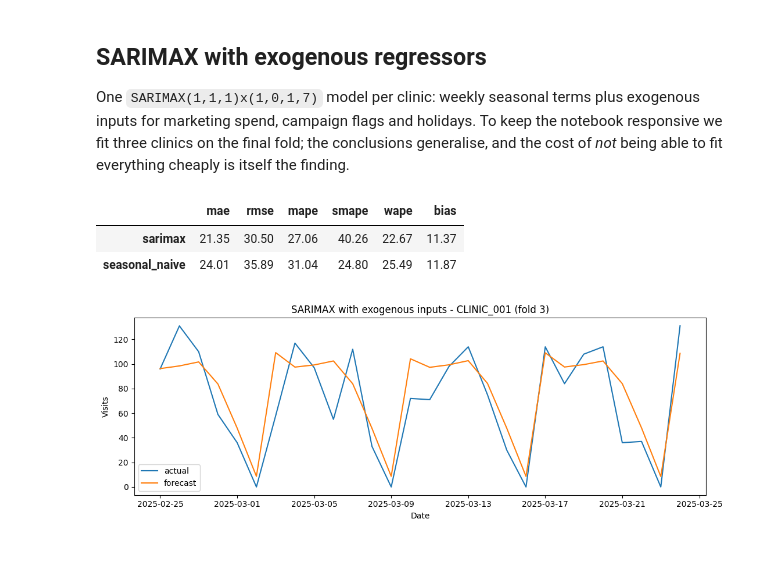
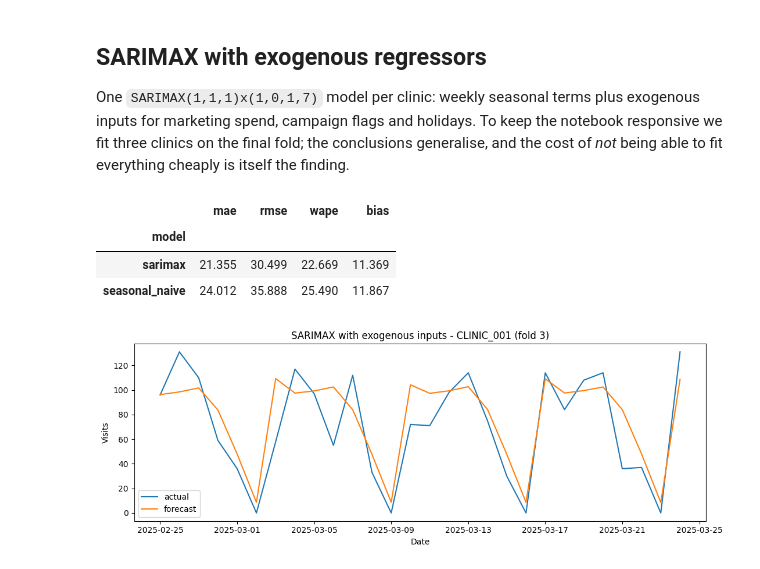
Before and after one commit to DiogoRibeiro7/clinic-forecasting-platform, a Jupyter notebook: notebooks/03_statistical_models_sarimax_prophet.ipynb, the cells around one changed output. Saved outputs shown, nothing was run; the diff lists cells and outputs as text; code cells hidden in the pictures.

```diff
--- a/notebooks/03_statistical_models_sarimax_prophet.ipynb
+++ b/notebooks/03_statistical_models_sarimax_prophet.ipynb
@@ -73,20 +73,20 @@ splitter.summary(usage)
 
 Both are scored on every fold; per-fold variation is part of the result.
 # %%
-from clinic_forecast.metrics import compute_metrics
+from clinic_forecast.evaluation import comparison_table, evaluate_forecasts
 from clinic_forecast.models.baseline import moving_average_forecast, seasonal_naive_forecast
 
-baseline_rows = []
+scored_baselines = []
 for train, test, fold in splitter.split(usage):
-    for name, forecaster in [
-        ("seasonal_naive", lambda tr, te: seasonal_naive_forecast(train=tr, future=te)),
-        ("moving_average_28", lambda tr, te: moving_average_forecast(train=tr, future=te, window=28)),
+    for forecaster in [
+        lambda tr, te: seasonal_naive_forecast(train=tr, future=te),
+        lambda tr, te: moving_average_forecast(train=tr, future=te, window=28),
     ]:
-        forecast = forecaster(train, test)
-        scored = test.merge(forecast, on=["clinic_id", "date"], how="left")
-        metrics = compute_metrics(scored["visits"], scored["forecast"])
-        baseline_rows.append({"model": name, "fold": fold.fold_id, **metrics.__dict__})
+        scored = test.merge(forecaster(train, test), on=["clinic_id", "date"], how="left")
+        scored["fold"] = fold.fold_id
+        scored_baselines.append(scored)
 
-baseline_results = pd.DataFrame(baseline_rows)
-baseline_results.pivot_table(index="model", values=["mae", "wape", "bias"], aggfunc="mean").round(2)
+scored_baselines = pd.concat(scored_baselines, ignore_index=True)
+baseline_results = evaluate_forecasts(scored_baselines, group_cols=["fold"])
+comparison_table(baseline_results)
 # %% [output]
@@ -124,32 +124,30 @@ itself the finding.
 # %%
 from clinic_forecast.models.sarimax import sarimax_panel_forecast
 
 selected_clinics = ["CLINIC_001", "CLINIC_002", "CLINIC_003"]
 *_, (train, test, last_fold) = splitter.split(usage)
 train_small = train[train["clinic_id"].isin(selected_clinics)]
 test_small = test[test["clinic_id"].isin(selected_clinics)]
 
 sarimax_fcst = sarimax_panel_forecast(
     train=train_small,
     future=test_small,
     exog_cols=["marketing_spend", "campaign_active", "is_holiday"],
 )
 scored_sarimax = test_small.merge(sarimax_fcst, on=["clinic_id", "date"], how="left")
+scored_naive_small = test_small.merge(
+    seasonal_naive_forecast(train=train_small, future=test_small),
+    on=["clinic_id", "date"],
+    how="left",
+)
 
-naive_small = seasonal_naive_forecast(train=train_small, future=test_small)
-scored_naive_small = test_small.merge(naive_small, on=["clinic_id", "date"], how="left")
-
-comparison = pd.DataFrame({
-    "sarimax": compute_metrics(scored_sarimax["visits"], scored_sarimax["forecast"]).__dict__,
-    "seasonal_naive": compute_metrics(
-        scored_naive_small["visits"], scored_naive_small["forecast"]
-    ).__dict__,
-}).T
-comparison.round(2)
+statistical = pd.concat([scored_sarimax, scored_naive_small], ignore_index=True)
+comparison_table(evaluate_forecasts(statistical))
 # %% [output]
-|  | mae | rmse | mape | smape | wape | bias |
-| sarimax | 21.35 | 30.50 | 27.06 | 40.26 | 22.67 | 11.37 |
-| seasonal_naive | 24.01 | 35.89 | 31.04 | 24.80 | 25.49 | 11.87 |
+|  | mae | rmse | wape | bias |
+| model |  |  |  |  |
+| sarimax | 21.355 | 30.499 | 22.669 | 11.369 |
+| seasonal_naive | 24.012 | 35.888 | 25.490 | 11.867 |
 # %%
 from clinic_forecast.visualization import plot_actual_vs_forecast
 
```
Also changed, not shown: parts of 2 cells of this notebook, 4 other files.
